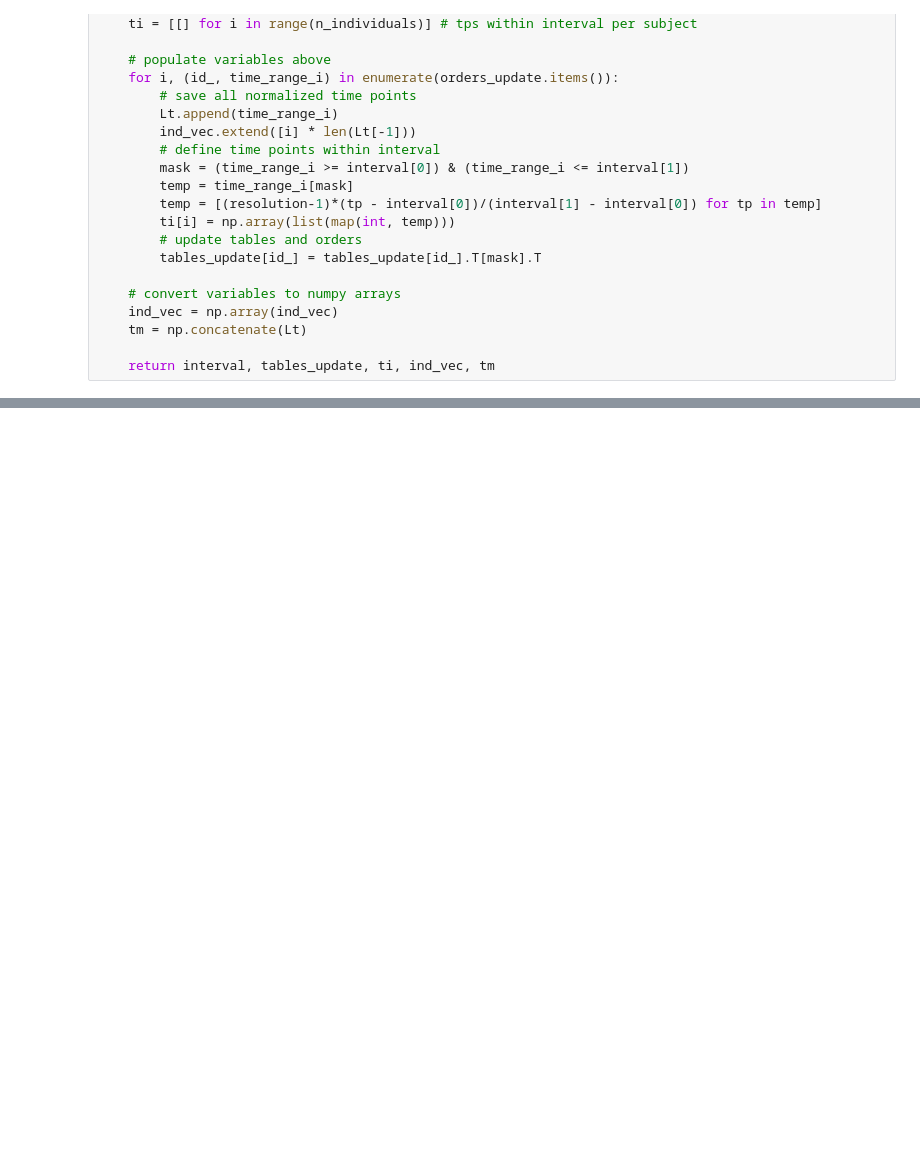
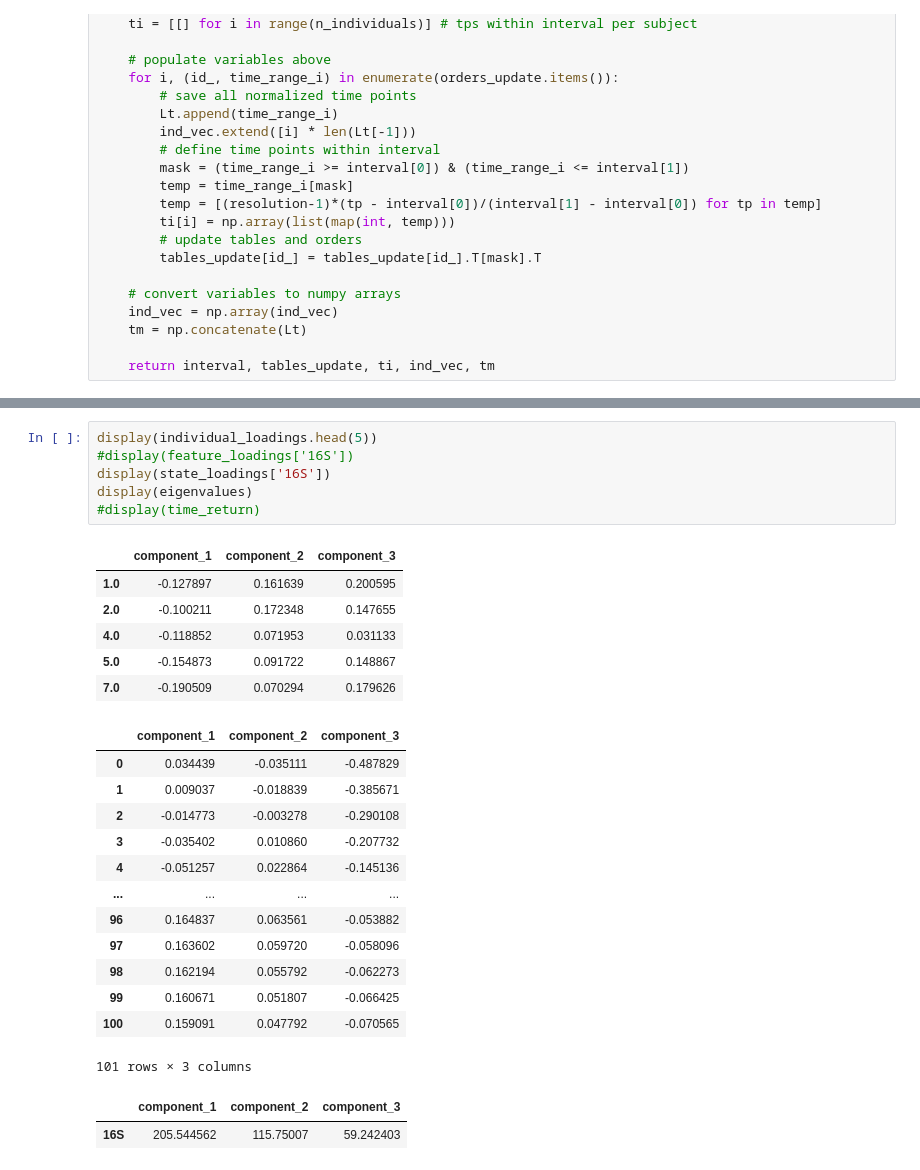
Before and after one commit to Biacordazzo/bia_gemelli, a Jupyter notebook: gemelli/joint_ctf.ipynb, the cells around one changed output, grey strips where cells are left out. Drawn from its saved outputs; the diff is of its cells as text; blank space fills up the shorter version.

```diff
--- a/gemelli/joint_ctf.ipynb
+++ b/gemelli/joint_ctf.ipynb
@@ -1309,0 +1387,28 @@ display(time_return.head(3))
+# %%
+display(individual_loadings.head(5))
+#display(feature_loadings['16S'])
+display(state_loadings['16S'])
+display(eigenvalues)
+#display(time_return)
+# %% [output]
+|  | component_1 | component_2 | component_3 |
+| 1.0 | -0.127897 | 0.161639 | 0.200595 |
+| 2.0 | -0.100211 | 0.172348 | 0.147655 |
+| 4.0 | -0.118852 | 0.071953 | 0.031133 |
+| 5.0 | -0.154873 | 0.091722 | 0.148867 |
+| 7.0 | -0.190509 | 0.070294 | 0.179626 |
+|  | component_1 | component_2 | component_3 |
+| 0 | 0.034439 | -0.035111 | -0.487829 |
+| 1 | 0.009037 | -0.018839 | -0.385671 |
+| 2 | -0.014773 | -0.003278 | -0.290108 |
+| 3 | -0.035402 | 0.010860 | -0.207732 |
+| 4 | -0.051257 | 0.022864 | -0.145136 |
+| ... | ... | ... | ... |
+| 96 | 0.164837 | 0.063561 | -0.053882 |
+| 97 | 0.163602 | 0.059720 | -0.058096 |
+| 98 | 0.162194 | 0.055792 | -0.062273 |
+| 99 | 0.160671 | 0.051807 | -0.066425 |
+| 100 | 0.159091 | 0.047792 | -0.070565 |
+101 rows × 3 columns
+|  | component_1 | component_2 | component_3 |
+| 16S | 205.544562 | 115.75007 | 59.242403 |
```
Also changed, not shown: parts of 23 cells of this notebook.
